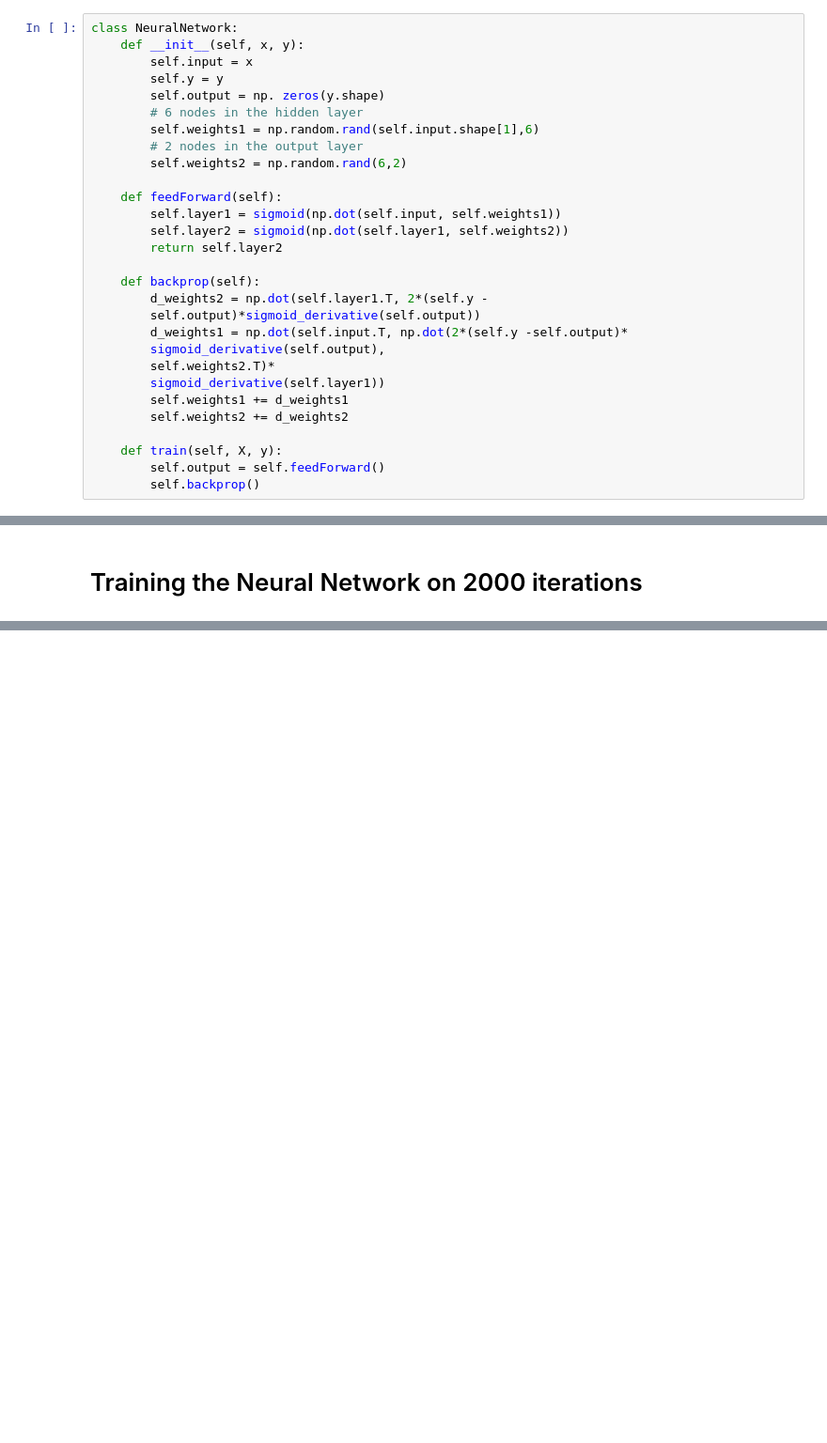
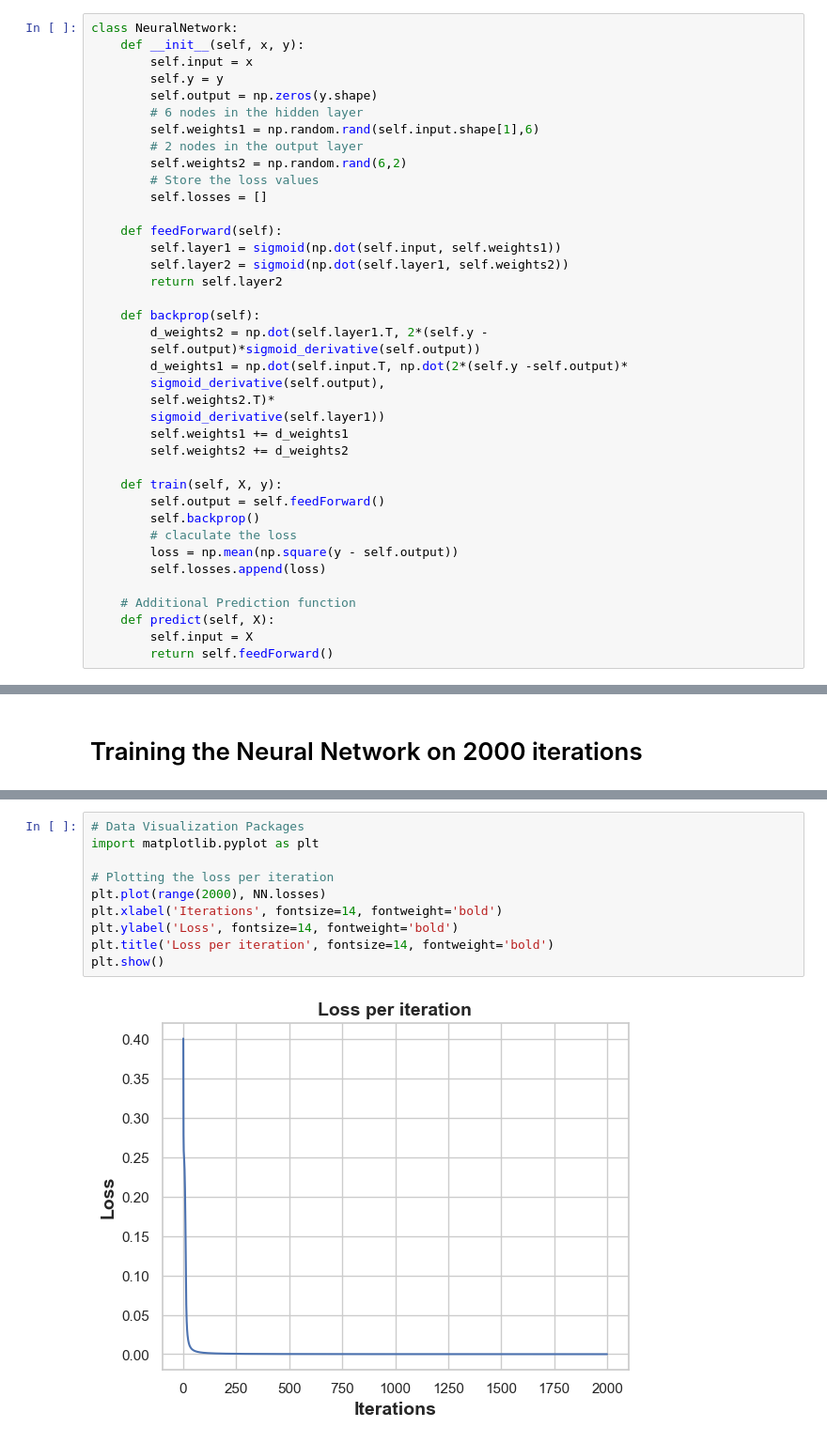
Before and after one commit to LingT03/MachineLearning, a Jupyter notebook: HW4NN/LingThang_Homework4_NN.ipynb, the cells around one changed output, grey strips where cells are left out. Shown: that part at 94% size. Cells and saved outputs as stored; diff of their text form; blank space fills up the shorter version.

```diff
--- a/HW4NN/LingThang_Homework4_NN.ipynb
+++ b/HW4NN/LingThang_Homework4_NN.ipynb
@@ -88,11 +106,13 @@ class NeuralNetwork:
     def __init__(self, x, y):
         self.input = x
         self.y = y
-        self.output = np. zeros(y.shape)
+        self.output = np.zeros(y.shape)
         # 6 nodes in the hidden layer
         self.weights1 = np.random.rand(self.input.shape[1],6)
         # 2 nodes in the output layer
         self.weights2 = np.random.rand(6,2)
+        # Store the loss values
+        self.losses = []
 
     def feedForward(self):
         self.layer1 = sigmoid(np.dot(self.input, self.weights1))
@@ -112,3 +132,11 @@ class NeuralNetwork:
     def train(self, X, y):
         self.output = self.feedForward()
         self.backprop()
+        # claculate the loss
+        loss = np.mean(np.square(y - self.output))
+        self.losses.append(loss)
+
+    # Additional Prediction function
+    def predict(self, X):
+        self.input = X
+        return self.feedForward()
@@ -153,0 +236,12 @@ import tensorflow as tf
+# %%
+# Data Visualization Packages
+import matplotlib.pyplot as plt
+
+# Plotting the loss per iteration
+plt.plot(range(2000), NN.losses)
+plt.xlabel('Iterations', fontsize=14, fontweight='bold')
+plt.ylabel('Loss', fontsize=14, fontweight='bold')
+plt.title('Loss per iteration', fontsize=14, fontweight='bold')
+plt.show()
+# %% [output]
+[figure, added]
```
Also changed, not shown: parts of 11 cells of this notebook.
